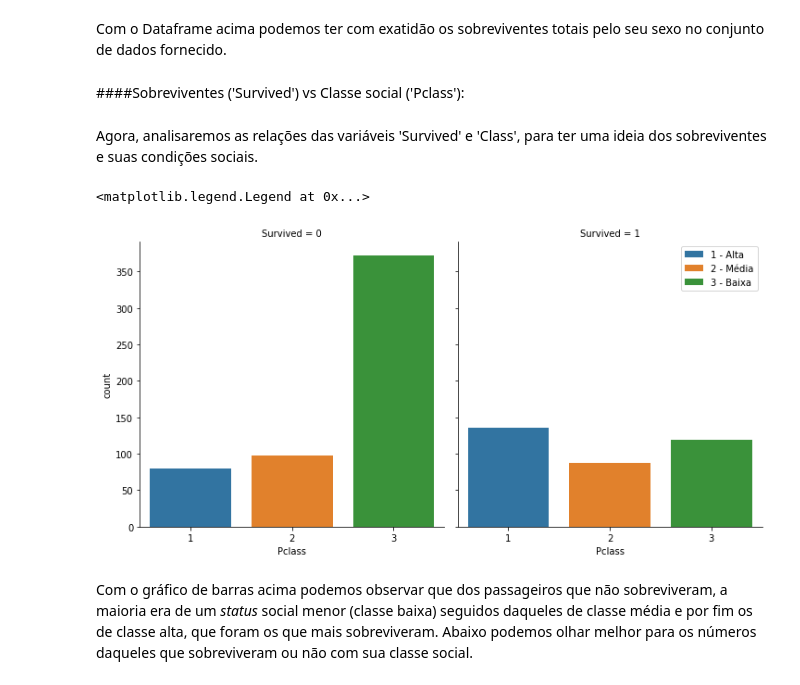
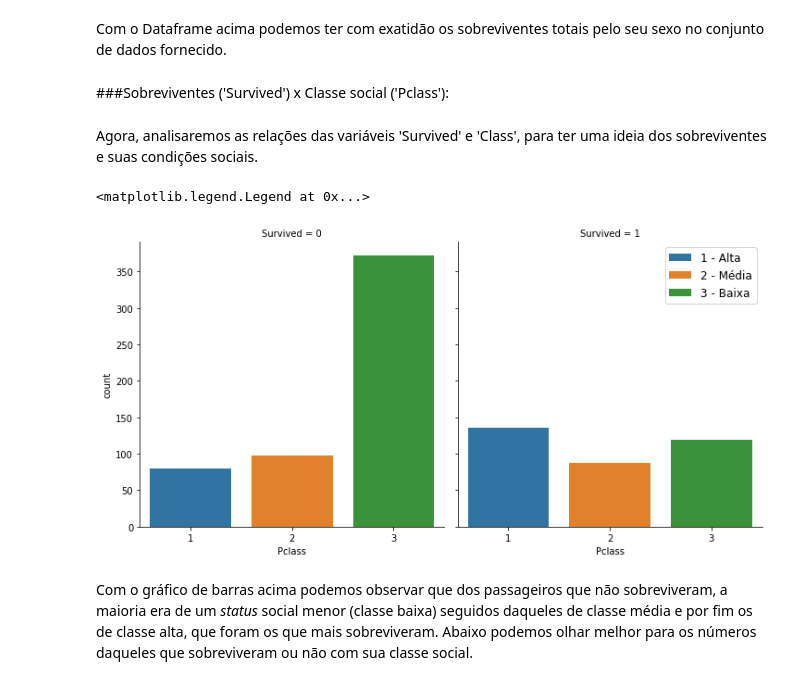
Before and after one commit to kauecapellato/Titanic_Case, a Jupyter notebook: Titanic_Case.ipynb, the cells around one changed output. Saved outputs shown, nothing was run; the diff lists cells and outputs as text; code cells hidden in the pictures.

```diff
--- a/Titanic_Case.ipynb
+++ b/Titanic_Case.ipynb
@@ -240,15 +308,15 @@ sobreviventes
 # %% [markdown]
 Com o Dataframe acima podemos ter com exatidão os sobreviventes totais pelo seu sexo no conjunto de dados fornecido.
 # %% [markdown]
-####Sobreviventes ('Survived') vs Classe social ('Pclass'):
+###Sobreviventes ('Survived') x Classe social ('Pclass'):
 # %% [markdown]
 Agora, analisaremos as relações das variáveis 'Survived' e 'Class', para ter uma ideia dos sobreviventes e suas condições sociais.
 # %%
 sns.catplot(x = "Pclass", hue="Pclass", col = 'Survived', data = treino, kind = "count", dodge = False, height=5, aspect=1)
-plt.legend(['1 - Alta', '2 - Média', '3 - Baixa'])
+plt.legend(['1 - Alta', '2 - Média', '3 - Baixa'], prop={'size': 12})
 # %% [output]
 <matplotlib.legend.Legend at 0x...>
-[figure, old version]
+[figure, new version]
 # %% [markdown]
 Com o gráfico de barras acima podemos observar que dos passageiros que não sobreviveram, a maioria era de um *status* social menor (classe baixa) seguidos daqueles de classe média e por fim os de classe alta, que foram os que mais sobreviveram. Abaixo podemos olhar melhor para os números daqueles que sobreviveram ou não com sua classe social.
 # %%
```
Also changed, not shown: parts of 44 cells of this notebook.
